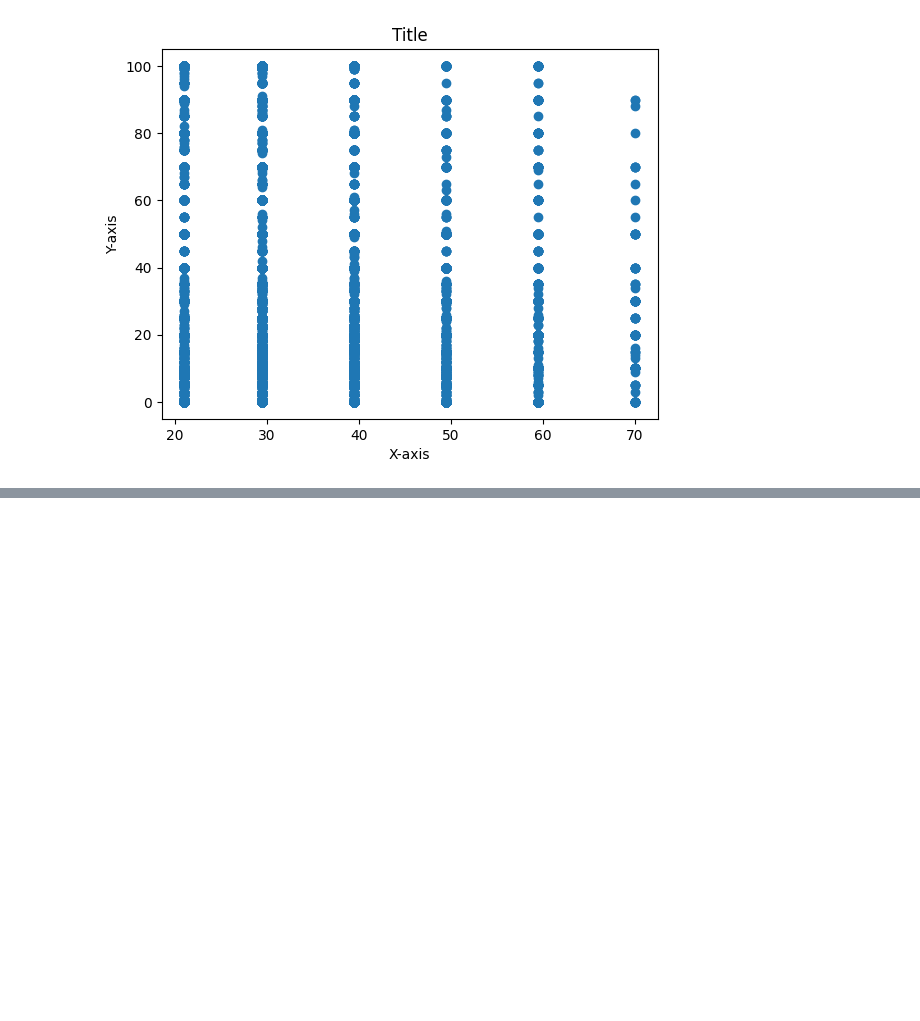
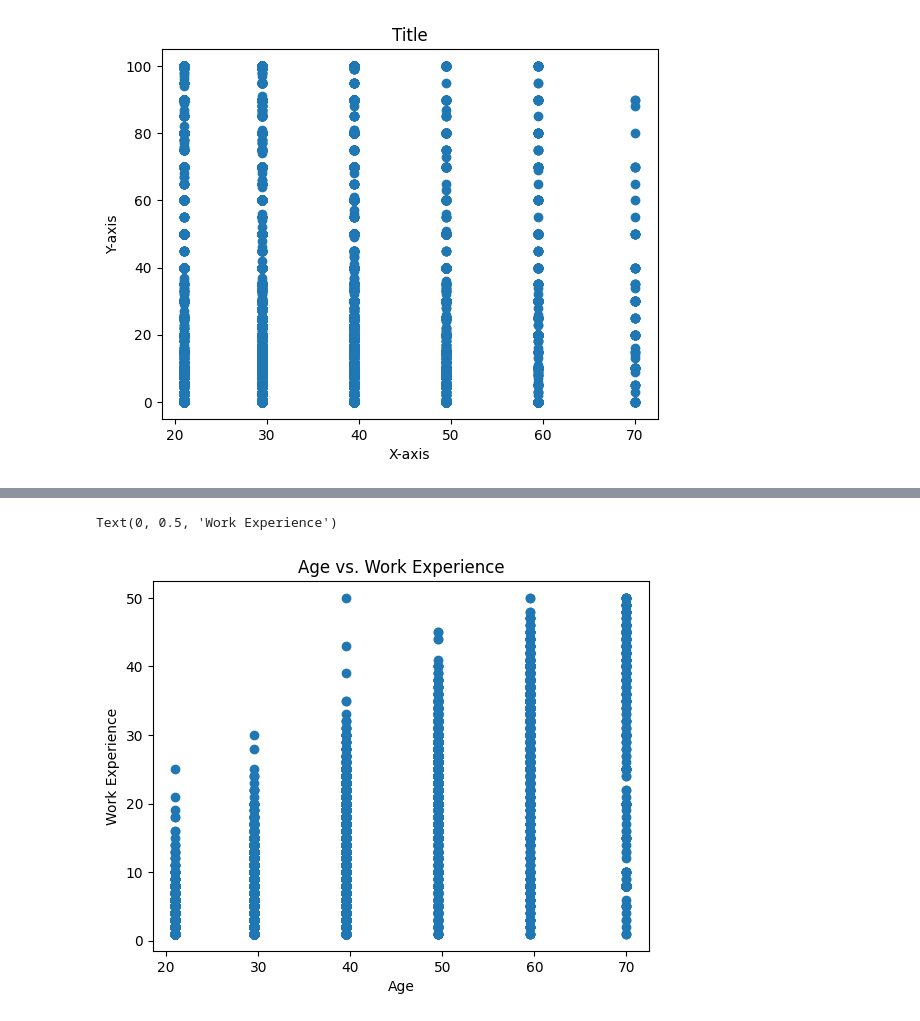
Before and after one commit to dev-evelin/ibm-data-analyst-capstone, a Jupyter notebook: notebooks/04_Data_Visualization.ipynb, the cells around one changed output, grey strips where cells are left out. Saved outputs shown, nothing was run; the diff lists cells and outputs as text; code cells hidden in the pictures; blank space fills up the shorter version.

```diff
--- a/notebooks/04_Data_Visualization.ipynb
+++ b/notebooks/04_Data_Visualization.ipynb
@@ -779,0 +716,17 @@ plt.show()
+# %%
+# Scatter Plot for Age vs. Work Experience
+df["Age_numeric"].unique()
+df["YearsCodePro"].unique()
+
+
+plt.scatter(
+x=df["Age_numeric"],
+y=df["YearsCodePro"]
+)
+
+plt.title("Age vs. Work Experience")
+plt.xlabel("Age")
+plt.ylabel("Work Experience")
+# %% [output]
+Text(0, 0.5, 'Work Experience')
+[figure, added]
```
Also changed, not shown: parts of 28 cells of this notebook.
